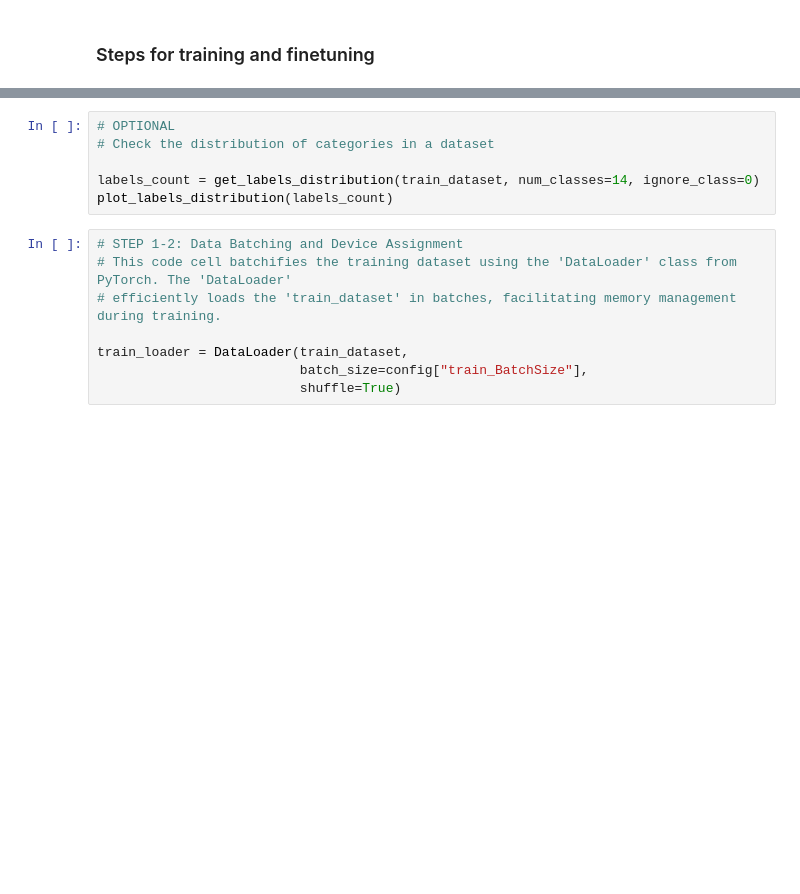
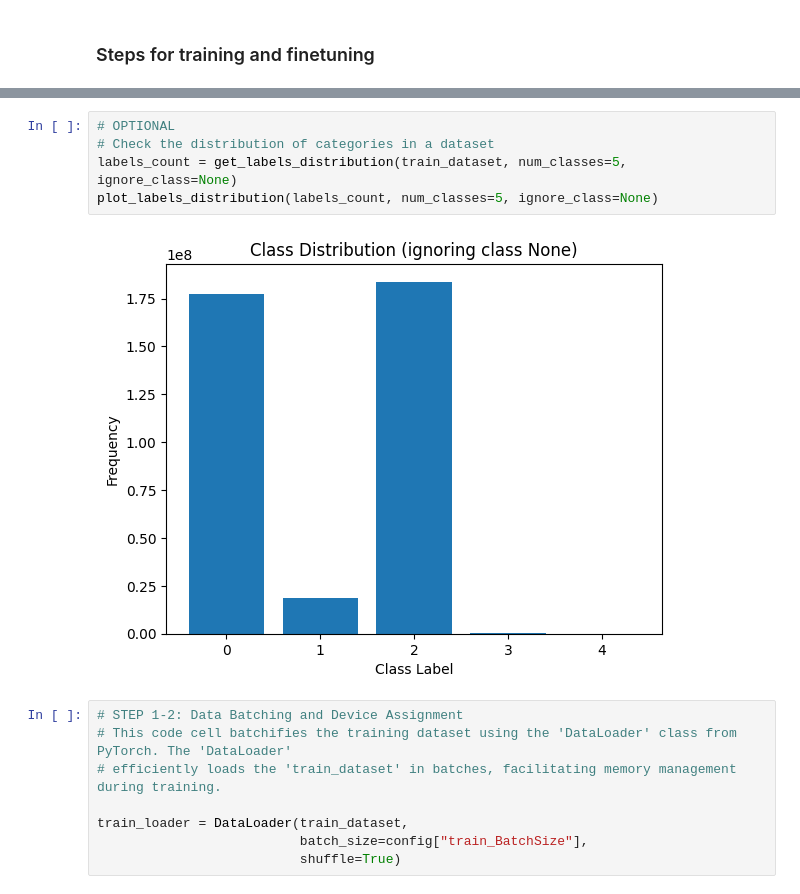
Before and after one commit to ClarkCGA/kenya-multitemporal-crop-segmentation-baseline, a Jupyter notebook: notebooks/main.ipynb, the cells around one changed output, grey strips where cells are left out. Saved outputs shown, nothing was run; the diff lists cells and outputs as text; blank space fills up the shorter version.

```diff
--- a/notebooks/main.ipynb
+++ b/notebooks/main.ipynb
@@ -108,9 +114,10 @@ show_random_patches(train_dataset, sample_num=3, rgb_bands=(3, 2, 1))
 # %%
 # OPTIONAL
 # Check the distribution of categories in a dataset
-
-labels_count = get_labels_distribution(train_dataset, num_classes=14, ignore_class=0)
-plot_labels_distribution(labels_count)
+labels_count = get_labels_distribution(train_dataset, num_classes=5, ignore_class=None)
+plot_labels_distribution(labels_count, num_classes=5, ignore_class=None)
+# %% [output]
+[figure, added]
 # %%
 # STEP 1-2: Data Batching and Device Assignment
 # This code cell batchifies the training dataset using the 'DataLoader' class from PyTorch. The 'DataLoader'
```
Also changed, not shown: parts of 10 cells of this notebook, 5 other files.
